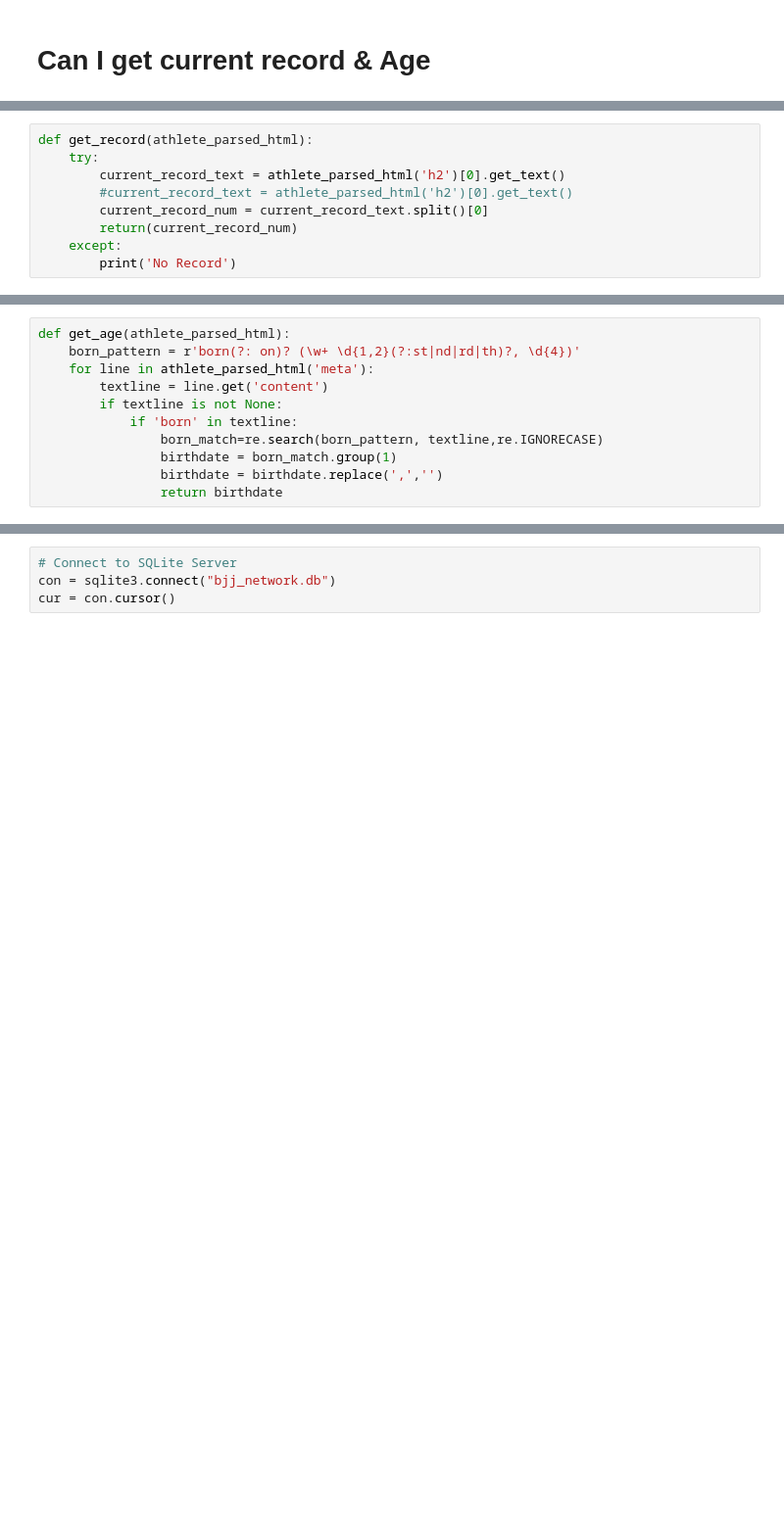
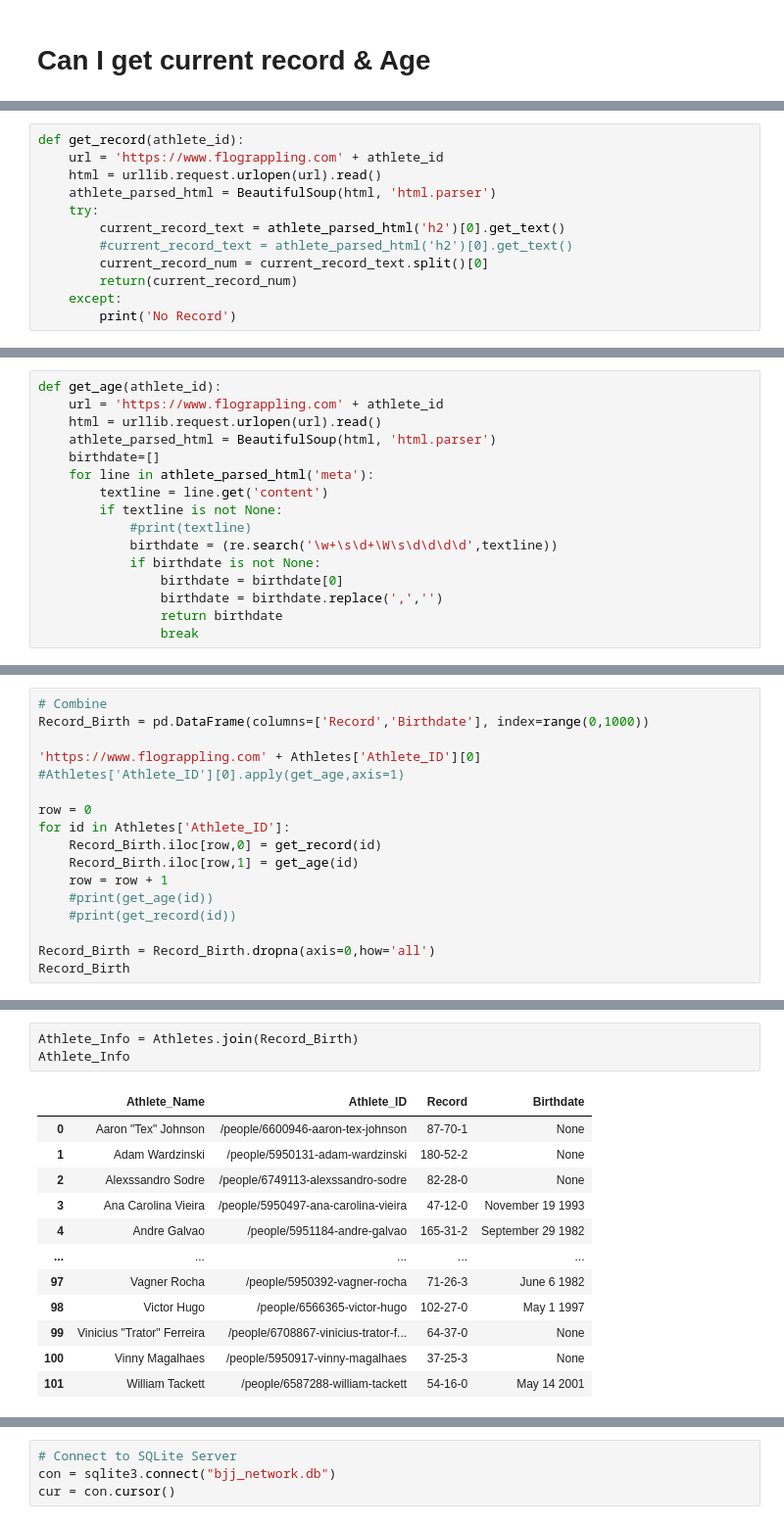
Before and after one commit to gossdante/bjj_network, a Jupyter notebook: bjj.ipynb, the cells around one changed output, grey strips where cells are left out. Shown at 98% size. Saved outputs shown, nothing was run; the diff lists cells and outputs as text; blank space fills up the shorter version.

Commit message:
Finished Info functions and added to database

```diff
--- a/bjj.ipynb
+++ b/bjj.ipynb
@@ -76,7 +63,10 @@ except:
 # %% [output]
 37-15-1
 # %%
-def get_record(athlete_parsed_html):
+def get_record(athlete_id):
+    url = 'https://www.flograppling.com' + athlete_id
+    html = urllib.request.urlopen(url).read()
+    athlete_parsed_html = BeautifulSoup(html, 'html.parser')
     try:
         current_record_text = athlete_parsed_html('h2')[0].get_text()
         #current_record_text = athlete_parsed_html('h2')[0].get_text()
@@ -91,11 +90,16 @@ get_record(soup)
 # %%
-def get_age(athlete_parsed_html):
-    born_pattern = r'born(?: on)? (\w+ \d{1,2}(?:st|nd|rd|th)?, \d{4})'
+def get_age(athlete_id):
+    url = 'https://www.flograppling.com' + athlete_id
+    html = urllib.request.urlopen(url).read()
+    athlete_parsed_html = BeautifulSoup(html, 'html.parser')
+    birthdate=[]
     for line in athlete_parsed_html('meta'):
         textline = line.get('content')
         if textline is not None:
-            if 'born' in textline:
-                born_match=re.search(born_pattern, textline,re.IGNORECASE)
-                birthdate = born_match.group(1)
+            #print(textline)
+            birthdate = (re.search('\w+\s\d+\W\s\d\d\d\d',textline))
+            if birthdate is not None:
+                birthdate = birthdate[0]
                 birthdate = birthdate.replace(',','')
                 return birthdate
+                break
@@ -135,0 +106,17 @@ may 14 1994
+# %%
+# Combine
+Record_Birth = pd.DataFrame(columns=['Record','Birthdate'], index=range(0,1000))
+
+'https://www.flograppling.com' + Athletes['Athlete_ID'][0]
+#Athletes['Athlete_ID'][0].apply(get_age,axis=1)
+
+row = 0
+for id in Athletes['Athlete_ID']:
+    Record_Birth.iloc[row,0] = get_record(id)
+    Record_Birth.iloc[row,1] = get_age(id)
+    row = row + 1
+    #print(get_age(id))
+    #print(get_record(id))
+
+Record_Birth = Record_Birth.dropna(axis=0,how='all')
+Record_Birth
@@ -135,0 +140,16 @@ may 14 1994
+# %%
+Athlete_Info = Athletes.join(Record_Birth)
+Athlete_Info
+# %% [output]
+|  | Athlete_Name | Athlete_ID | Record | Birthdate |
+| 0 | Aaron "Tex" Johnson | /people/6600946-aaron-tex-johnson | 87-70-1 | None |
+| 1 | Adam Wardzinski | /people/5950131-adam-wardzinski | 180-52-2 | None |
+| 2 | Alexssandro Sodre | /people/6749113-alexssandro-sodre | 82-28-0 | None |
+| 3 | Ana Carolina Vieira | /people/5950497-ana-carolina-vieira | 47-12-0 | November 19 1993 |
+| 4 | Andre Galvao | /people/5951184-andre-galvao | 165-31-2 | September 29 1982 |
+| ... | ... | ... | ... | ... |
+| 97 | Vagner Rocha | /people/5950392-vagner-rocha | 71-26-3 | June 6 1982 |
+| 98 | Victor Hugo | /people/6566365-victor-hugo | 102-27-0 | May 1 1997 |
+| 99 | Vinicius "Trator" Ferreira | /people/6708867-vinicius-trator-f... | 64-37-0 | None |
+| 100 | Vinny Magalhaes | /people/5950917-vinny-magalhaes | 37-25-3 | None |
+| 101 | William Tackett | /people/6587288-william-tackett | 54-16-0 | May 14 2001 |
```
Also changed, not shown: parts of 14 cells of this notebook, 1 other file.
